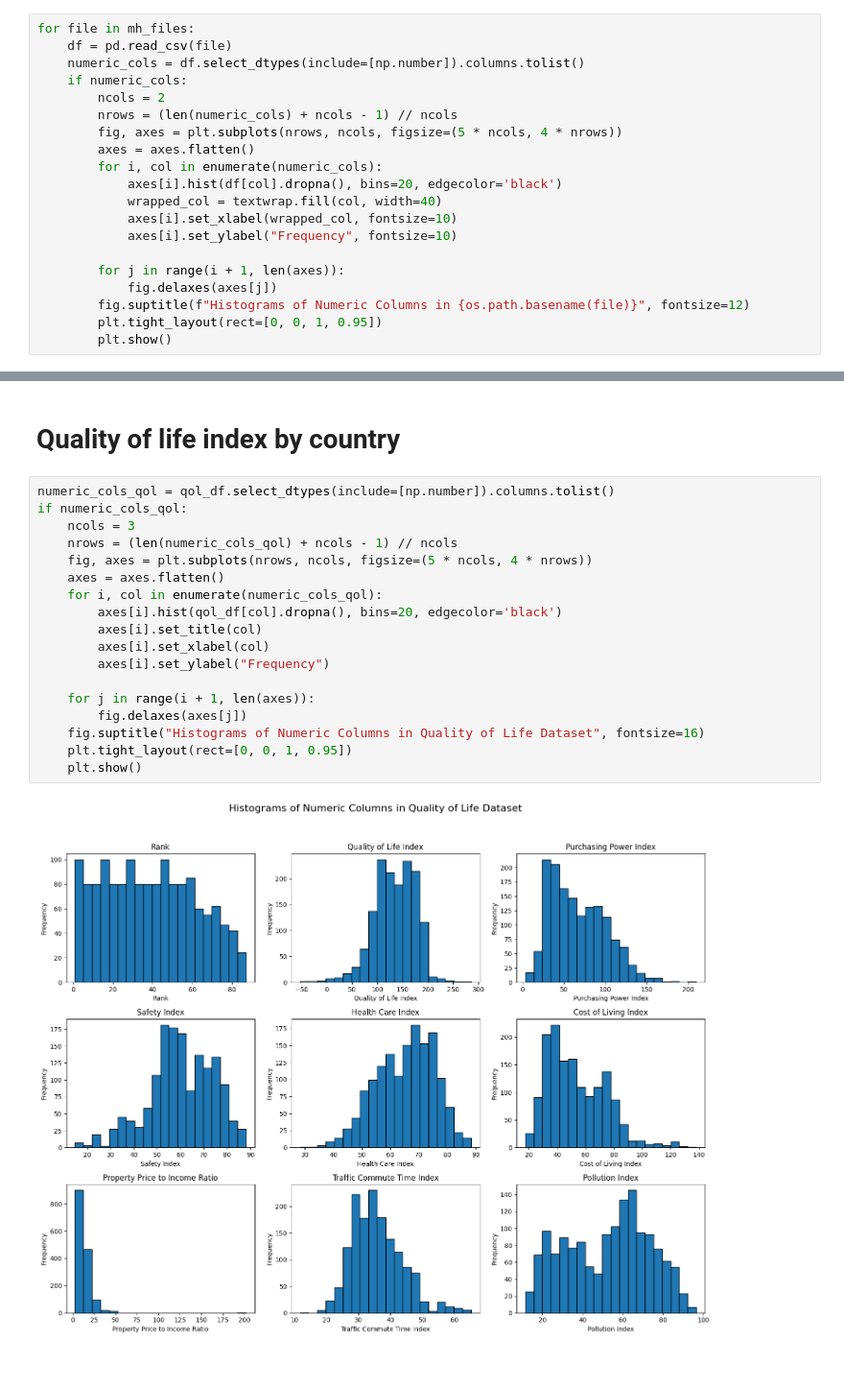
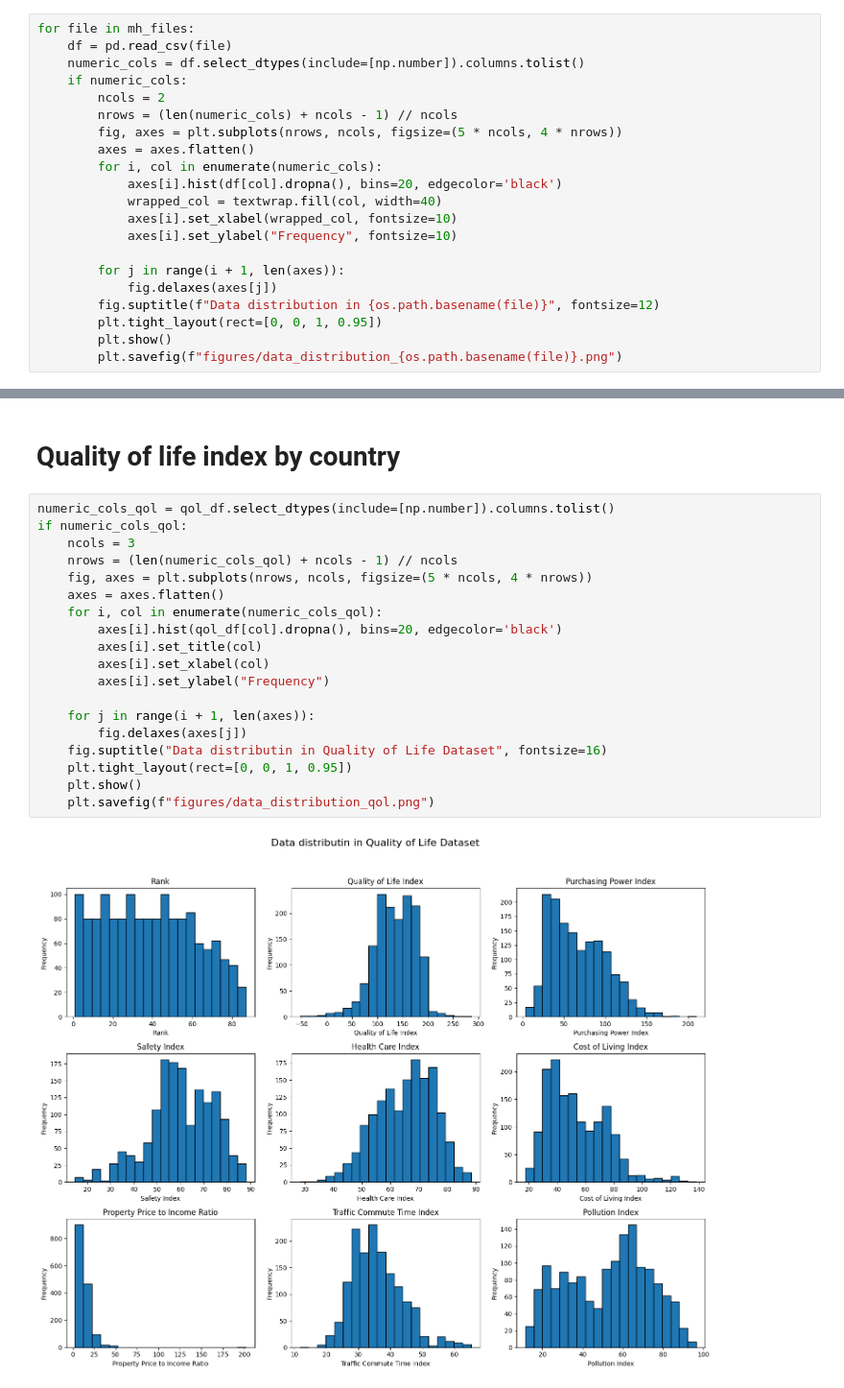
Before and after one commit to com-480-data-visualization/com-480-project-daz, a Jupyter notebook: milestone1/dataviz.ipynb, the cells around one changed output, grey strips where cells are left out. Shown at 96% size. Drawn from its saved outputs; the diff is of its cells as text.

```diff
--- a/milestone1/dataviz.ipynb
+++ b/milestone1/dataviz.ipynb
@@ -305,7 +319,8 @@ for file in mh_files:
 
         for j in range(i + 1, len(axes)):
             fig.delaxes(axes[j])
-        fig.suptitle(f"Histograms of Numeric Columns in {os.path.basename(file)}", fontsize=12)
+        fig.suptitle(f"Data distribution in {os.path.basename(file)}", fontsize=12)
         plt.tight_layout(rect=[0, 0, 1, 0.95])
         plt.show()
+        plt.savefig(f"figures/data_distribution_{os.path.basename(file)}.png")
 # %% [output]
@@ -511,20 +552,21 @@ plt.show()
 # %%
 numeric_cols_qol = qol_df.select_dtypes(include=[np.number]).columns.tolist()
 if numeric_cols_qol:
     ncols = 3
     nrows = (len(numeric_cols_qol) + ncols - 1) // ncols
     fig, axes = plt.subplots(nrows, ncols, figsize=(5 * ncols, 4 * nrows))
     axes = axes.flatten()
     for i, col in enumerate(numeric_cols_qol):
         axes[i].hist(qol_df[col].dropna(), bins=20, edgecolor='black')
         axes[i].set_title(col)
         axes[i].set_xlabel(col)
         axes[i].set_ylabel("Frequency")
 
     for j in range(i + 1, len(axes)):
         fig.delaxes(axes[j])
-    fig.suptitle("Histograms of Numeric Columns in Quality of Life Dataset", fontsize=16)
+    fig.suptitle("Data distributin in Quality of Life Dataset", fontsize=16)
     plt.tight_layout(rect=[0, 0, 1, 0.95])
     plt.show()
+    plt.savefig(f"figures/data_distribution_qol.png")
 # %% [output]
-[figure, old version]
+[figure, new version]
```
Also changed, not shown: parts of 22 cells of this notebook, 27 other files.
